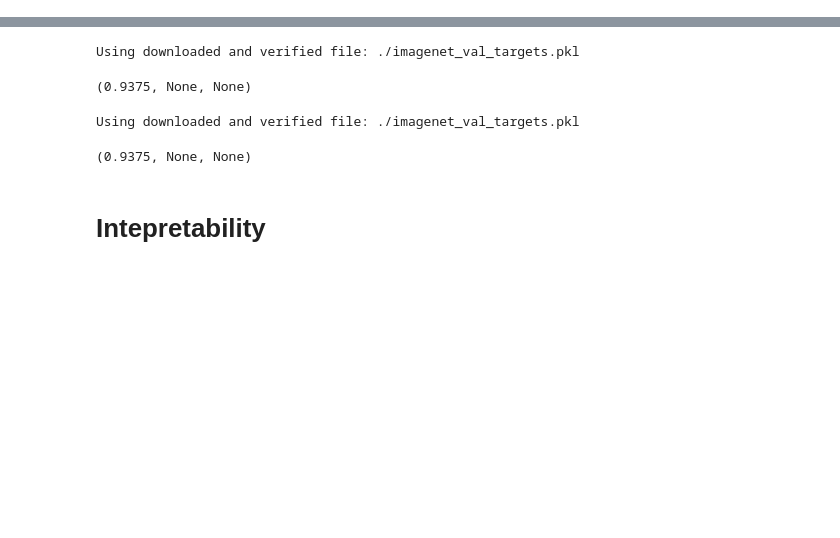
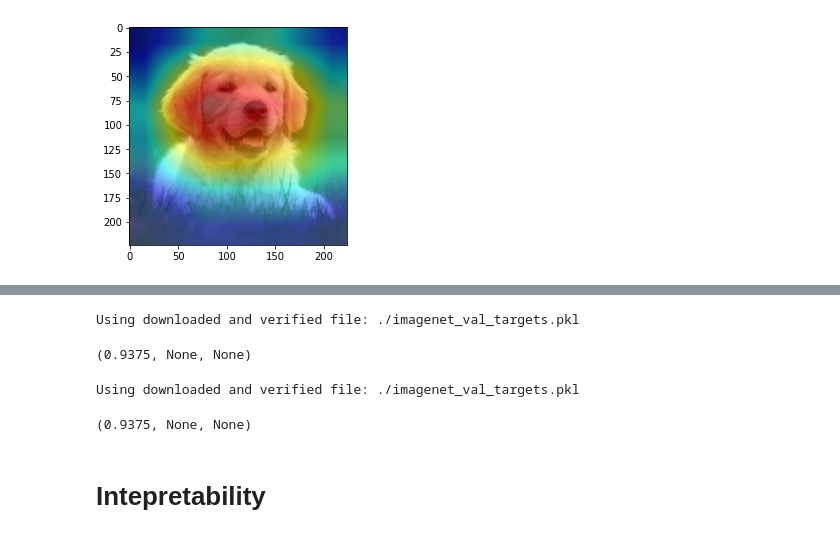
Before and after one commit to FrancescoSaverioZuppichini/glasses, a Jupyter notebook: playground.ipynb, the cells around one changed output, grey strips where cells are left out. Drawn from its saved outputs; the diff is of its cells as text; code cells hidden in the pictures; blank space fills up the shorter version.

```diff
--- a/playground.ipynb
+++ b/playground.ipynb
@@ -6,0 +43,23 @@ The autoreload extension is already loaded. To reload it, use:
+# %%
+import torch
+from torch import nn
+from typing import Callable
+
+class TorchCamAdapter(GradCam):
+
+    def __init__(self, cam_def: Callable):
+        self.cam_def = cam_def
+
+    def __call__(
+        self,
+        x: torch.Tensor,
+        module: nn.Module,
+        layer: nn.Module = None,
+        target: int = None,
+        ctx: torch.Tensor = None,
+        postprocessing: Callable[[torch.Tensor], torch.Tensor] = None,
+    ) -> GradCamResult:
+        cam_extractor = self.cam_def(module)
+        out = module(x)
+        activation_map = cam_extractor(out.squeeze(0).argmax().item(), out)
+        return GradCamResult(x, activation_map, postprocessing)
@@ -6,0 +86,6 @@ The autoreload extension is already loaded. To reload it, use:
+# %%
+from torchcam.cams import ScoreCAM
+
+
+_ = model.interpret(x, using=TorchCamAdapter(ScoreCAM), postprocessing=postprocessing).show()
+# %% [output]
@@ -6,0 +93 @@ The autoreload extension is already loaded. To reload it, use:
+[figure, added]
```
Also changed, not shown: parts of 9 cells of this notebook, 4 other files.
